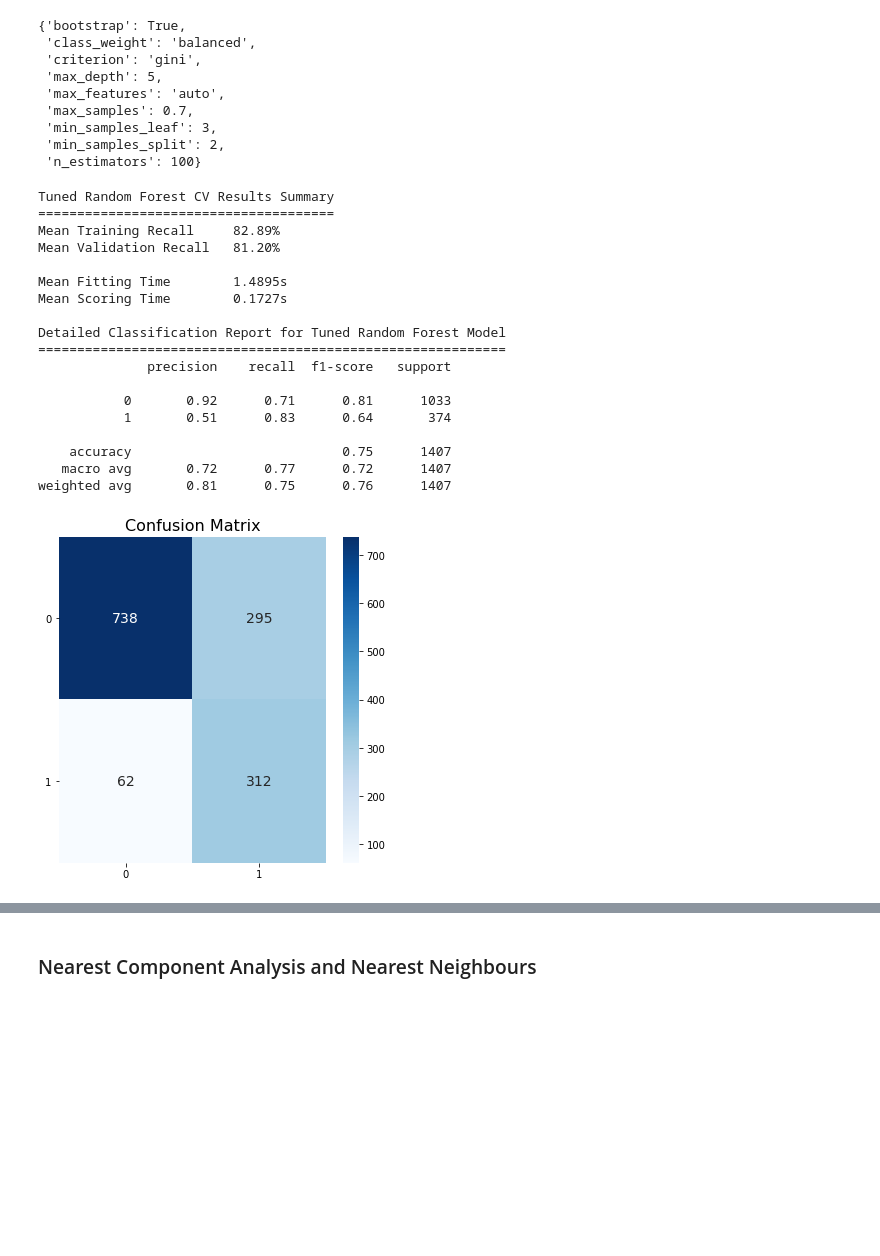
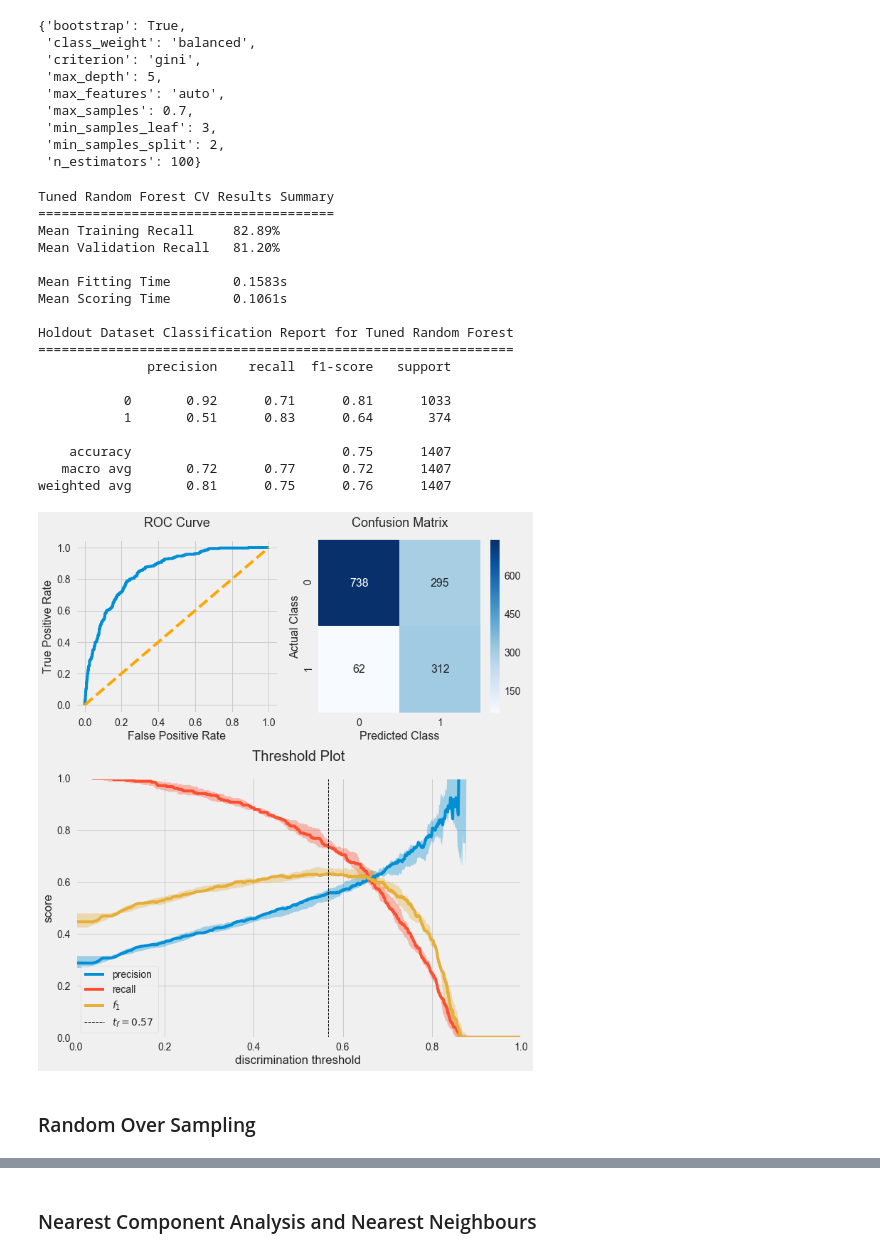
Before and after one commit to Joshuayeo95/Telco-Churn, a Jupyter notebook: modelling.ipynb, the cells around one changed output, grey strips where cells are left out. Saved outputs shown, nothing was run; the diff lists cells and outputs as text; code cells hidden in the pictures; blank space fills up the shorter version.

```diff
--- a/modelling.ipynb
+++ b/modelling.ipynb
@@ -650,16 +649,19 @@ best_rforest = rforest_gscv.best_estimator_
 # %%
-rforest_tuned = model_results_summary(best_rforest, X_train, y_train, X_test, y_test, cv_kwargs, model_name='Tuned Random Forest')
+rforest_tuned = rforest_gscv.best_estimator_
+
+rforest_tuned = model_results_summary(rforest_tuned, X_train, y_train, X_test, y_test, cv_kwargs,
+                                      model_name='Tuned Random Forest')
 # %% [output]
 Tuned Random Forest CV Results Summary
 ======================================
 Mean Training Recall     82.89%
 Mean Validation Recall   81.20%
 
-Mean Fitting Time        1.4895s
-Mean Scoring Time        0.1727s
+Mean Fitting Time        0.1583s
+Mean Scoring Time        0.1061s
 
-Detailed Classification Report for Tuned Random Forest Model
-============================================================
+Holdout Dataset Classification Report for Tuned Random Forest
+=============================================================
               precision    recall  f1-score   support
 
            0       0.92      0.71      0.81      1033
@@ -668,4 +670,12 @@ Detailed Classification Report for Tuned Random Forest Model
     accuracy                           0.75      1407
    macro avg       0.72      0.77      0.72      1407
 weighted avg       0.81      0.75      0.76      1407
-[figure, removed]
+# %%
+results_visualisations(rforest_tuned, X_train, y_train, X_test, y_test, SEED)
+
+# Saving results to dataframe
+rforest_base = model_report(rforest_tuned, X_train , y_train, X_test, y_test, 'RandomForest')
+# %% [output]
+[figure, added]
+# %% [markdown]
+### Random Over Sampling
```
Also changed, not shown: parts of 29 cells of this notebook.
